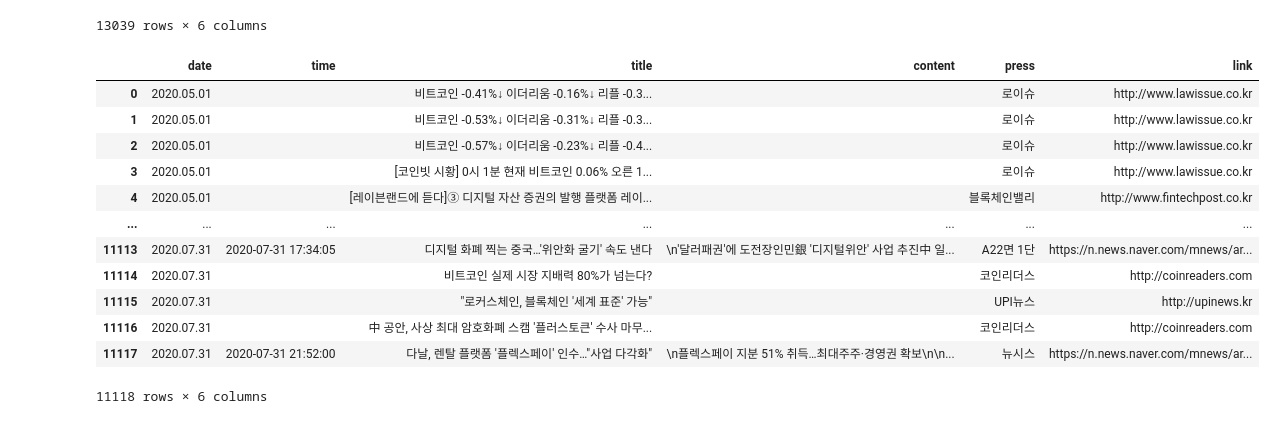
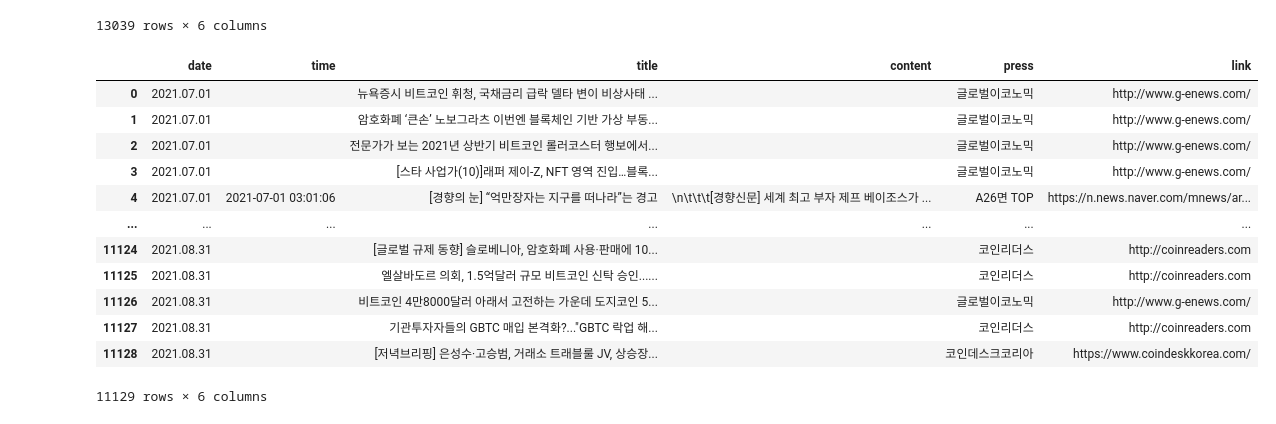
Before and after one commit to boyu571/LLM_based_investment_research, a Jupyter notebook: v5_naver_news_crawling.ipynb, the cells around one changed output. Cells and saved outputs as stored; diff of their text form; code cells hidden in the pictures.

```diff
--- a/v5_naver_news_crawling.ipynb
+++ b/v5_naver_news_crawling.ipynb
@@ -9,7 +9,7 @@ import random
 
 headers = {"User-Agent": "Mozilla/5.0 (Windows NT 10.0; Win64; x64) Chrome/98.0.4758.102"}
 # %%
-def makeUrl(search, start_date, end_date, start_pg=1, end_pg=154):
+def makeUrl(search, start_date, end_date, start_pg=1, end_pg=359):
     date_part = "&pd=3&ds=" + start_date + "&de=" + end_date
     return ["https://search.naver.com/search.naver?where=news&sm=tab_pge&query=" + search + date_part + "&sort=2&start=" + str((i - 1) * 10 + 1) for i in range(start_pg, end_pg + 1)]
 # %%
@@ -254,4 +253,4 @@ article_urls[390:400]
 # %%
 article_urls.insert(394, "https://www.chiefexe.com/news/ArticleView.asp?listId=Mjc0NHx8bGltaXRfZmFsc2Ug")
 # %%
-df1 = df
+df3 = df
@@ -295,21 +294,21 @@ result
 | 13038 | 2019.03.31 |  | [암호화폐 시황] 비트코인 보합 비트코인캐시 0.32%↑ 비... |  | 마켓뉴스 | http://www.marketnews.co.kr/ |
 13039 rows × 6 columns
 # %%
-result = pd.concat([df1, df2, df4, df5], ignore_index=True)
+result = pd.concat([df1, df2, df3], ignore_index=True)
 result.drop_duplicates(keep='first', inplace=True, ignore_index=True)
 result
 # %% [output]
 |  | date | time | title | content | press | link |
-| 0 | 2020.05.01 |  | 비트코인 -0.41%↓ 이더리움 -0.16%↓ 리플 -0.3... |  | 로이슈 | http://www.lawissue.co.kr |
-| 1 | 2020.05.01 |  | 비트코인 -0.53%↓ 이더리움 -0.31%↓ 리플 -0.3... |  | 로이슈 | http://www.lawissue.co.kr |
-| 2 | 2020.05.01 |  | 비트코인 -0.57%↓ 이더리움 -0.23%↓ 리플 -0.4... |  | 로이슈 | http://www.lawissue.co.kr |
-| 3 | 2020.05.01 |  | [코인빗 시황] 0시 1분 현재 비트코인 0.06% 오른 1... |  | 로이슈 | http://www.lawissue.co.kr |
-| 4 | 2020.05.01 |  | [레이븐랜드에 듣다]③ 디지털 자산 증권의 발행 플랫폼 레이... |  | 블록체인밸리 | http://www.fintechpost.co.kr |
+| 0 | 2021.07.01 |  | 뉴욕증시 비트코인 휘청, 국채금리 급락 델타 변이 비상사태 ... |  | 글로벌이코노믹 | http://www.g-enews.com/ |
+| 1 | 2021.07.01 |  | 암호화폐 ‘큰손’ 노보그라츠 이번엔 블록체인 기반 가상 부동... |  | 글로벌이코노믹 | http://www.g-enews.com/ |
+| 2 | 2021.07.01 |  | 전문가가 보는 2021년 상반기 비트코인 롤러코스터 행보에서... |  | 글로벌이코노믹 | http://www.g-enews.com/ |
+| 3 | 2021.07.01 |  | [스타 사업가(10)]래퍼 제이-Z, NFT 영역 진입…블록... |  | 글로벌이코노믹 | http://www.g-enews.com/ |
+| 4 | 2021.07.01 | 2021-07-01 03:01:06 | [경향의 눈] “억만장자는 지구를 떠나라”는 경고 | \n\t\t\t[경향신문] 세계 최고 부자 제프 베이조스가 ... | A26면 TOP | https://n.news.naver.com/mnews/ar... |
 | ... | ... | ... | ... | ... | ... | ... |
-| 11113 | 2020.07.31 | 2020-07-31 17:34:05 | 디지털 화폐 찍는 중국…'위안화 굴기' 속도 낸다 | \n'달러패권'에 도전장인민銀 '디지털위안' 사업 추진中 일... | A22면 1단 | https://n.news.naver.com/mnews/ar... |
-| 11114 | 2020.07.31 |  | 비트코인 실제 시장 지배력 80%가 넘는다? |  | 코인리더스 | http://coinreaders.com |
-| 11115 | 2020.07.31 |  | "로커스체인, 블록체인 '세계 표준' 가능" |  | UPI뉴스 | http://upinews.kr |
-| 11116 | 2020.07.31 |  | 中 공안, 사상 최대 암호화폐 스캠 '플러스토큰' 수사 마무... |  | 코인리더스 | http://coinreaders.com |
-| 11117 | 2020.07.31 | 2020-07-31 21:52:00 | 다날, 렌탈 플랫폼 '플렉스페이' 인수…"사업 다각화" | \n플렉스페이 지분 51% 취득…최대주주·경영권 확보\n\n... | 뉴시스 | https://n.news.naver.com/mnews/ar... |
+| 11124 | 2021.08.31 |  | [글로벌 규제 동향] 슬로베니아, 암호화폐 사용·판매에 10... |  | 코인리더스 | http://coinreaders.com |
+| 11125 | 2021.08.31 |  | 엘살바도르 의회, 1.5억달러 규모 비트코인 신탁 승인...... |  | 코인리더스 | http://coinreaders.com |
+| 11126 | 2021.08.31 |  | 비트코인 4만8000달러 아래서 고전하는 가운데 도지코인 5... |  | 글로벌이코노믹 | http://www.g-enews.com/ |
+| 11127 | 2021.08.31 |  | 기관투자자들의 GBTC 매입 본격화?..."GBTC 락업 해... |  | 코인리더스 | http://coinreaders.com |
+| 11128 | 2021.08.31 |  | [저녁브리핑] 은성수·고승범, 거래소 트래블룰 JV, 상승장... |  | 코인데스크코리아 | https://www.coindeskkorea.com/ |
-11118 rows × 6 columns
+11129 rows × 6 columns
 # %%
```
Also changed, not shown: parts of 6 cells of this notebook, 10 other files.
